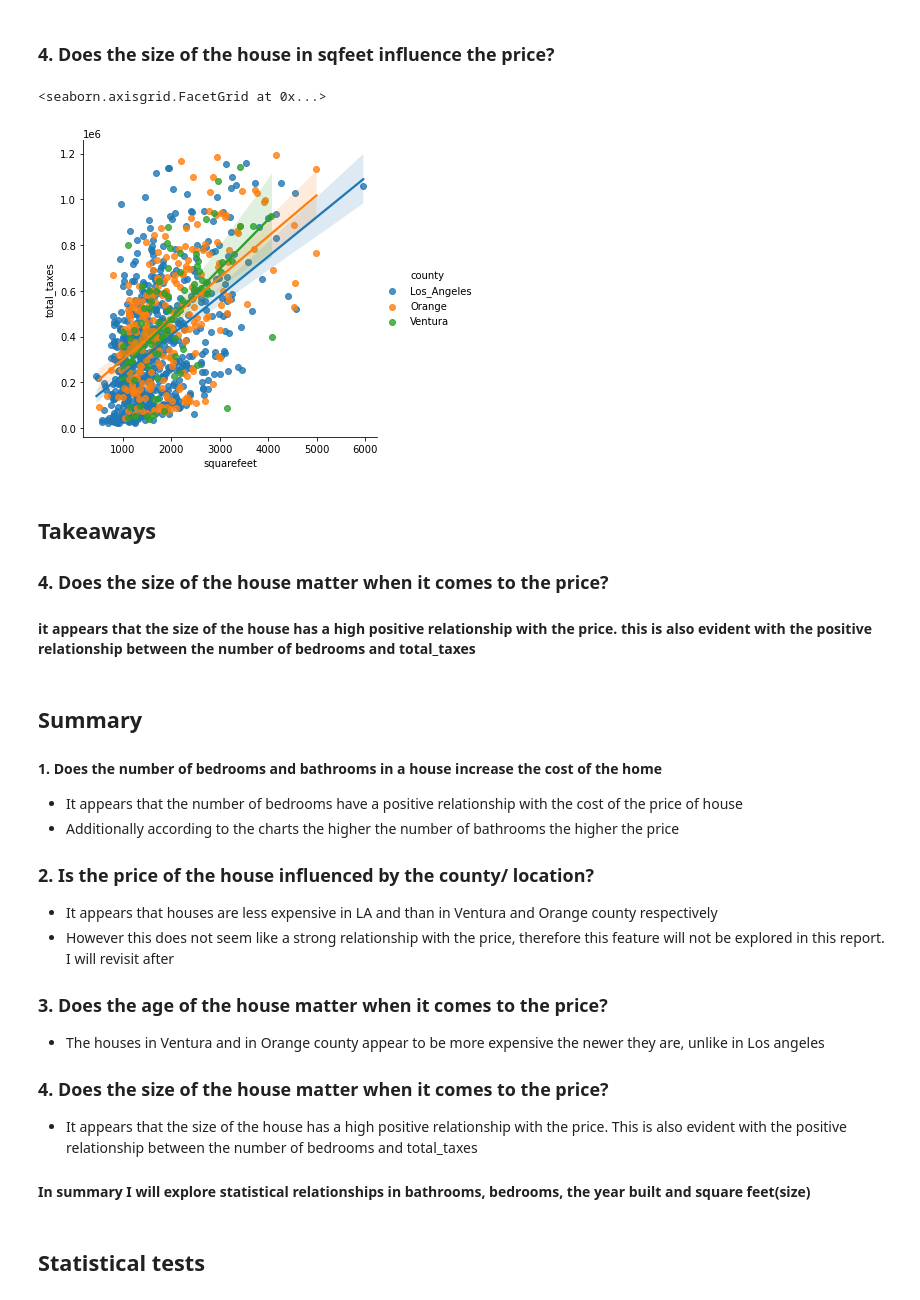
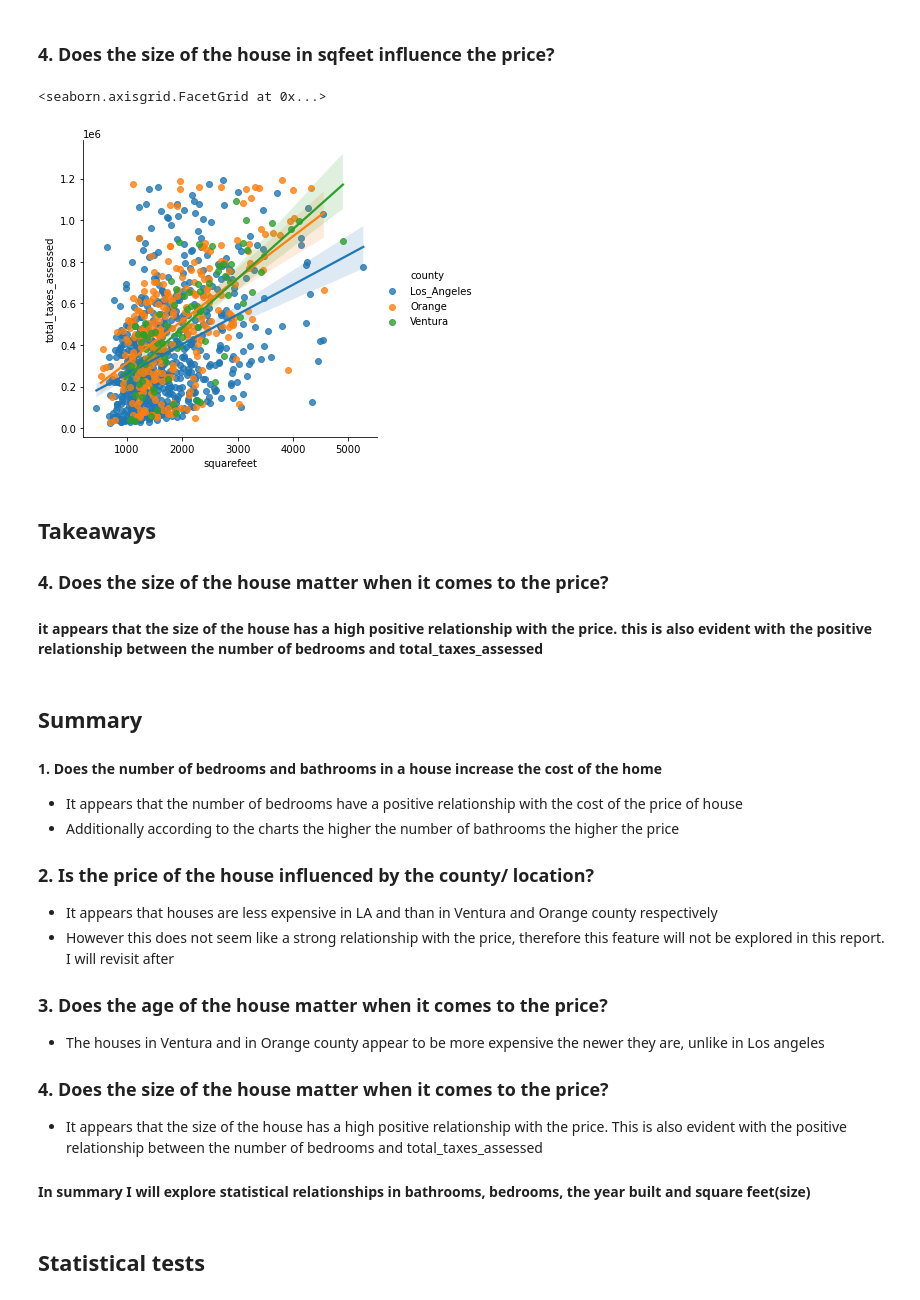
Before and after one commit to lincolnmuriithi11/Project_Regression, a Jupyter notebook: zillow_project_report.ipynb, the cells around one changed output. Drawn from its saved outputs; the diff is of its cells as text; code cells hidden in the pictures.

```diff
--- a/zillow_project_report.ipynb
+++ b/zillow_project_report.ipynb
@@ -171,16 +171,16 @@ sns.lmplot(x="yearbuilt", y="total_taxes", hue ="county", data=train.sample(1000
 # %% [markdown]
 ### 4. Does the size of the house in sqfeet influence the price?
 # %%
-#here is a comparisson between squarefeet and total_taxes with the colors indicating what county the houses are in(picked a sample of 1000)
+#here is a comparisson between squarefeet and total_taxes_assessed with the colors indicating what county the houses are in(picked a sample of 1000)
 
-sns.lmplot(x="squarefeet", y="total_taxes", hue ="county", data=train.sample(1000))
+sns.lmplot(x="squarefeet", y="total_taxes_assessed", hue ="county", data=train.sample(1000))
 # %% [output]
 <seaborn.axisgrid.FacetGrid at 0x...>
-[figure, old version]
+[figure, new version]
 # %% [markdown]
 ## Takeaways
 ### 4. Does the size of the house matter when it comes to the price?
-#### it appears that the size of the house has a high positive relationship with the price. this is also evident with the positive relationship between the number of bedrooms and total_taxes
+#### it appears that the size of the house has a high positive relationship with the price. this is also evident with the positive relationship between the number of bedrooms and total_taxes_assessed
 # %% [markdown]
 ## Summary
 
@@ -196,7 +196,7 @@ sns.lmplot(x="squarefeet", y="total_taxes", hue ="county", data=train.sample(100
 - The houses in Ventura and in Orange county appear to be more expensive the newer they are, unlike in Los angeles
 
 ### 4. Does the size of the house matter when it comes to the price?
-- It appears that the size of the house has a high positive relationship with the price. This is also evident with the positive relationship between the number of bedrooms and total_taxes
+- It appears that the size of the house has a high positive relationship with the price. This is also evident with the positive relationship between the number of bedrooms and total_taxes_assessed
 
 #### In summary I will explore statistical relationships in bathrooms, bedrooms, the year built and square feet(size)
 # %% [markdown]
```
Also changed, not shown: parts of 18 cells of this notebook.
